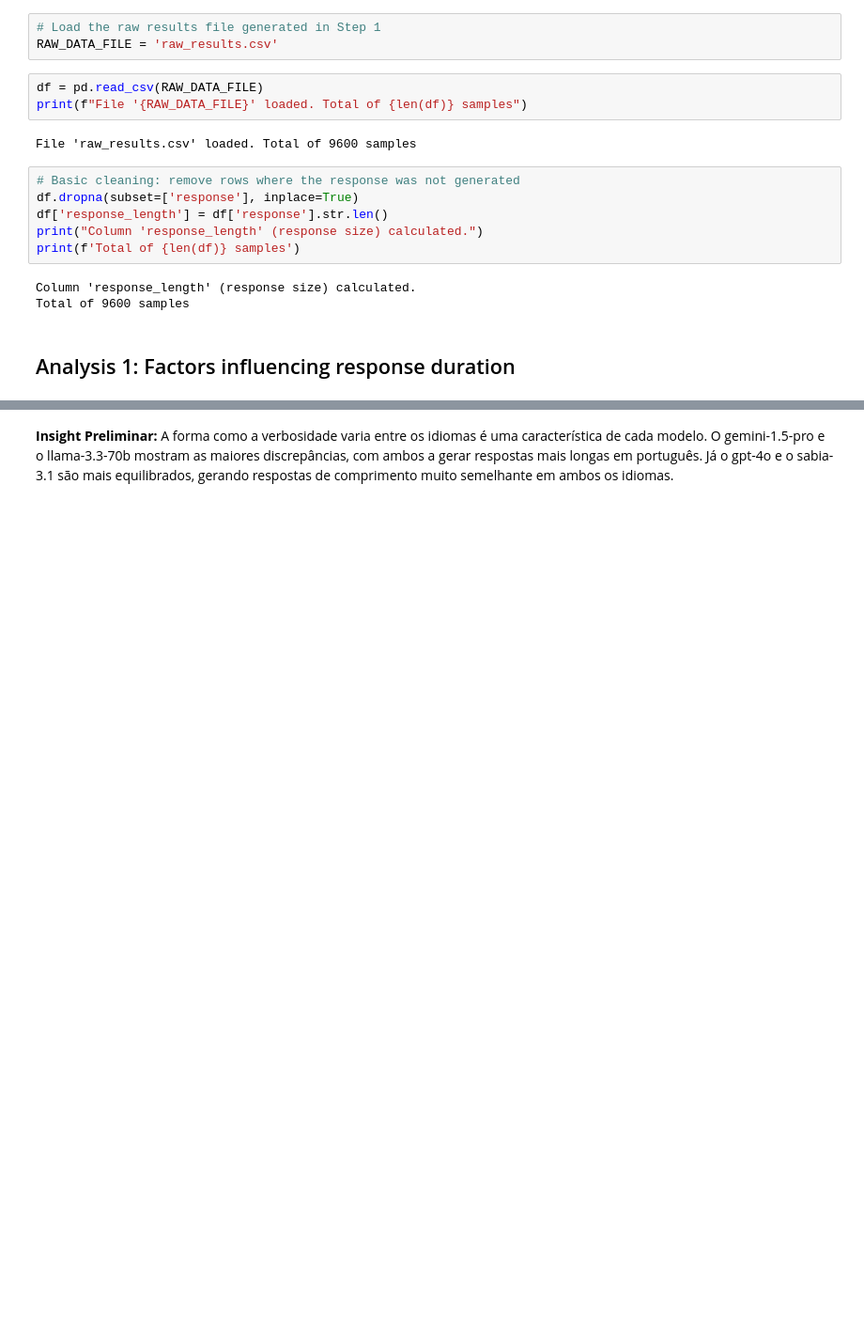
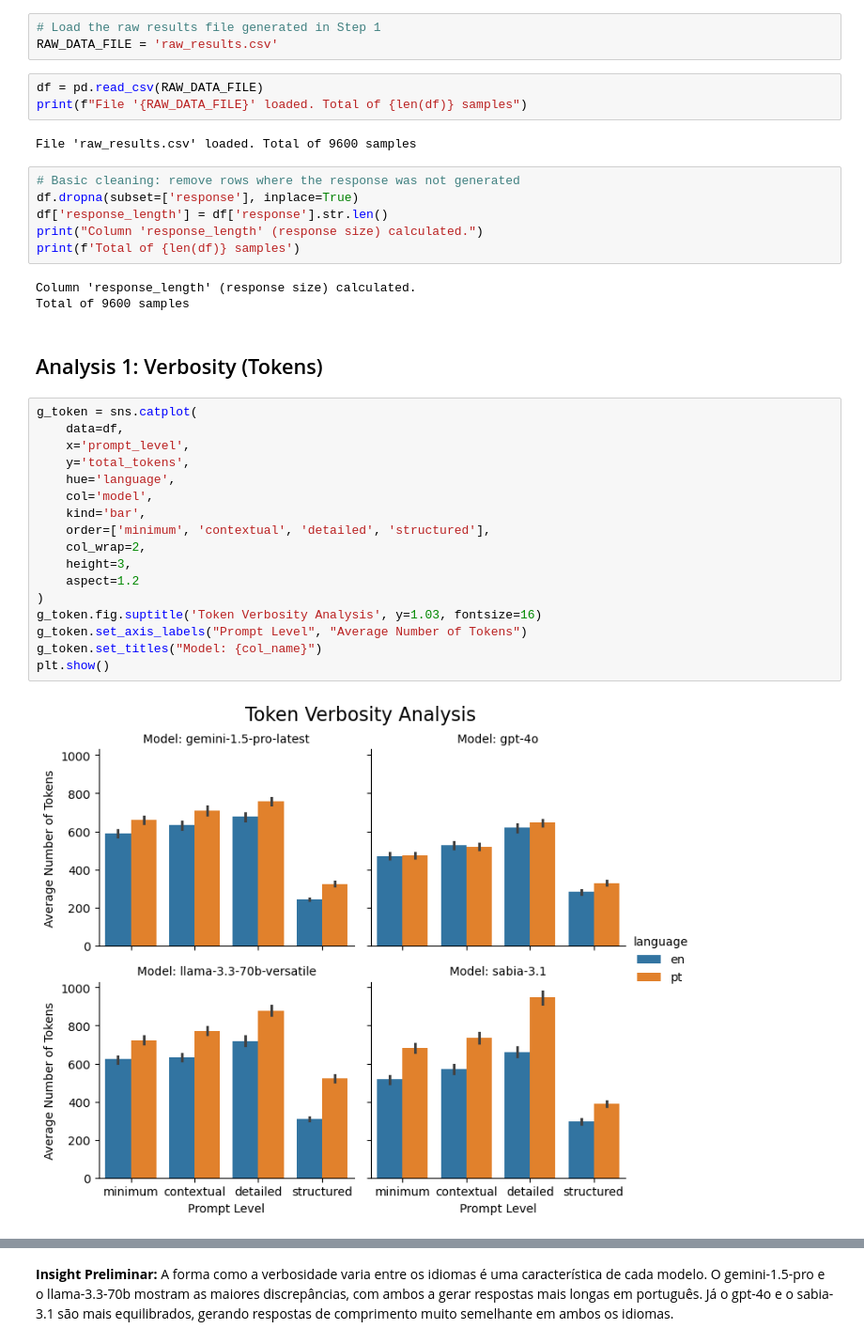
Before and after one commit to laysearaujo/cross-lingual-prompt-analysis, a Jupyter notebook: 2_preliminary_analysis.ipynb, the cells around one changed output, grey strips where cells are left out. Shown: that part at 94% size. Cells and saved outputs as stored; diff of their text form; blank space fills up the shorter version.

```diff
--- a/2_preliminary_analysis.ipynb
+++ b/2_preliminary_analysis.ipynb
@@ -26,4 +26,23 @@ print(f'Total of {len(df)} samples')
 Column 'response_length' (response size) calculated.
 Total of 9600 samples
 # %% [markdown]
-## Analysis 1: Factors influencing response duration
+## Analysis 1: Verbosity (Tokens)
+# %%
+g_token = sns.catplot(
+    data=df,
+    x='prompt_level',
+    y='total_tokens',
+    hue='language',
+    col='model',
+    kind='bar',
+    order=['minimum', 'contextual', 'detailed', 'structured'],
+    col_wrap=2,
+    height=3,
+    aspect=1.2
+)
+g_token.fig.suptitle('Token Verbosity Analysis', y=1.03, fontsize=16)
+g_token.set_axis_labels("Prompt Level", "Average Number of Tokens")
+g_token.set_titles("Model: {col_name}")
+plt.show()
+# %% [output]
+[figure, added]
```
Also changed, not shown: parts of 24 cells of this notebook.
